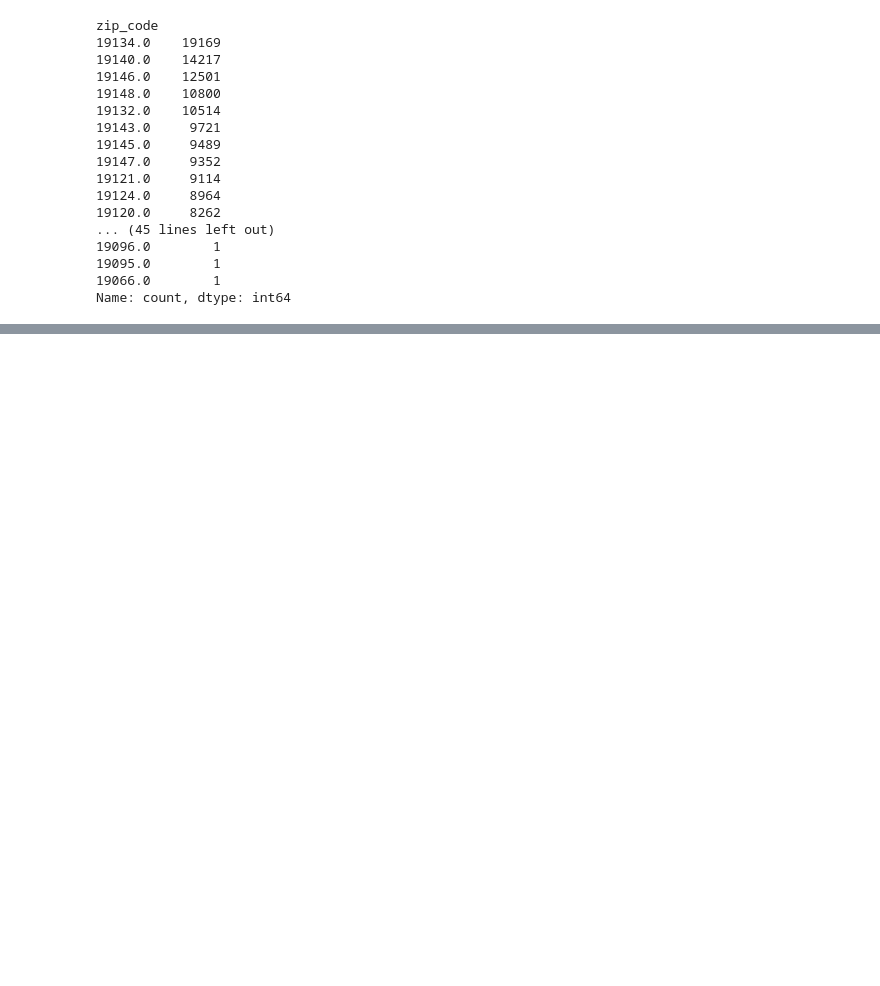
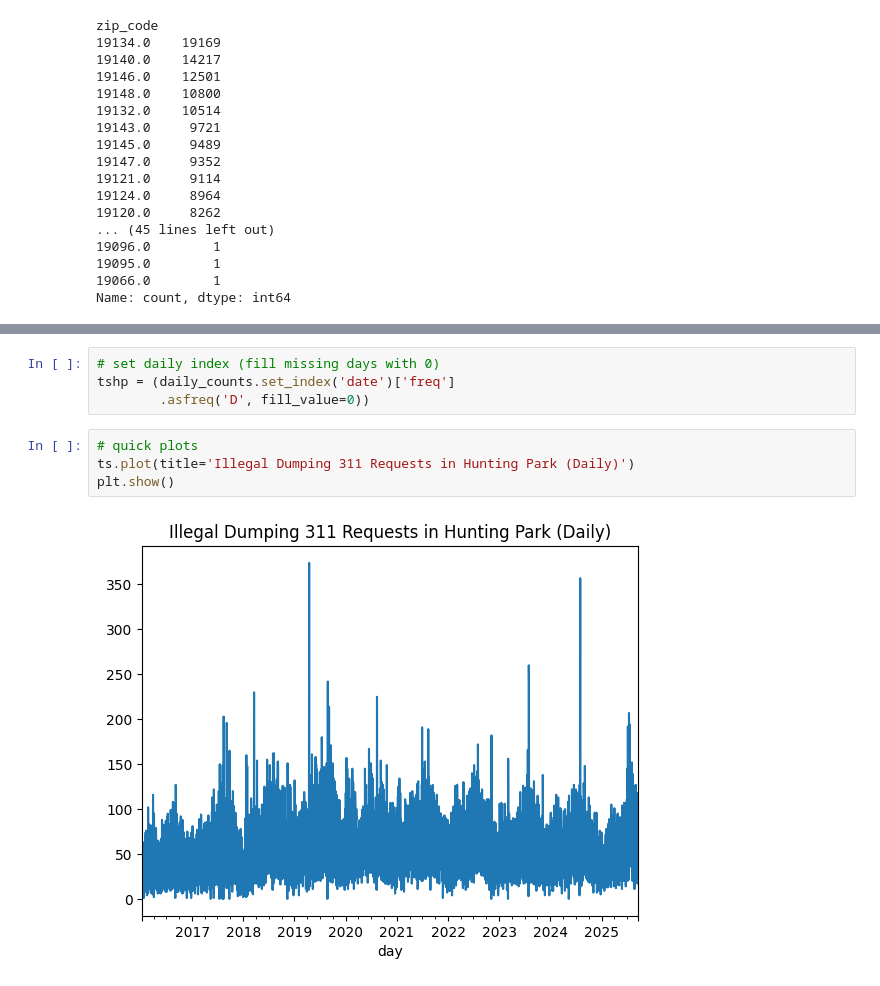
Before and after one commit to ramarh1/philly-illegal-dumping-forecast, a Jupyter notebook: notebooks/01_eda.ipynb, the cells around one changed output, grey strips where cells are left out. Cells and saved outputs as stored; diff of their text form; blank space fills up the shorter version.

Commit message:
create viz for dumping requests in Hunting Park

```diff
--- a/notebooks/01_eda.ipynb
+++ b/notebooks/01_eda.ipynb
@@ -320,0 +316,10 @@ plt.show()
+# %%
+# set daily index (fill missing days with 0)
+tshp = (daily_counts.set_index('date')['freq']
+        .asfreq('D', fill_value=0))
+# %%
+# quick plots
+ts.plot(title='Illegal Dumping 311 Requests in Hunting Park (Daily)')
+plt.show()
+# %% [output]
+[figure, added]
```
Also changed, not shown: parts of 9 cells of this notebook.
